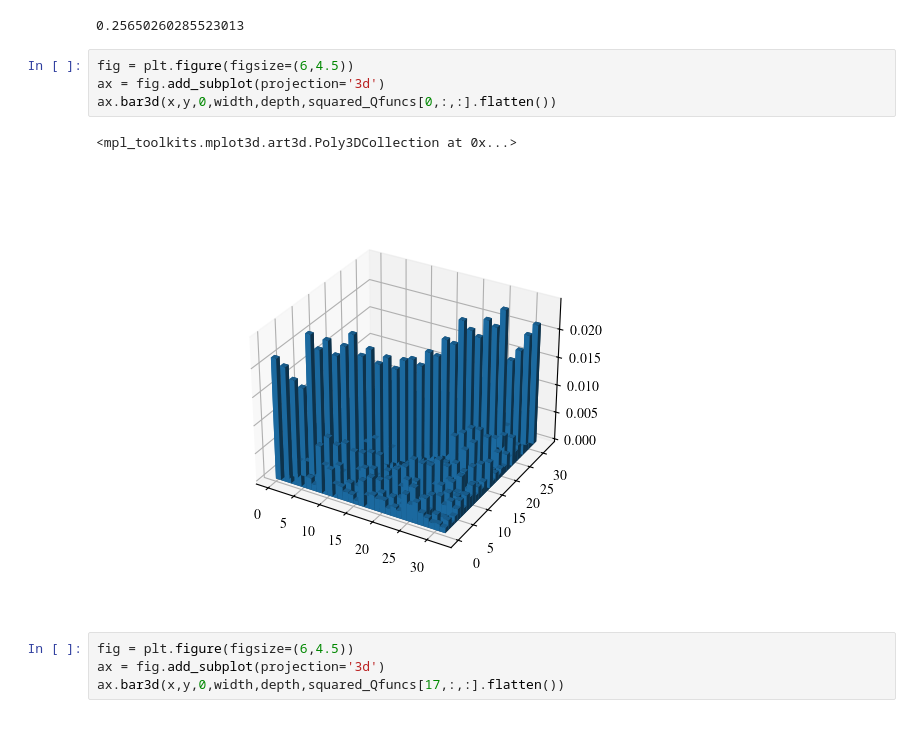
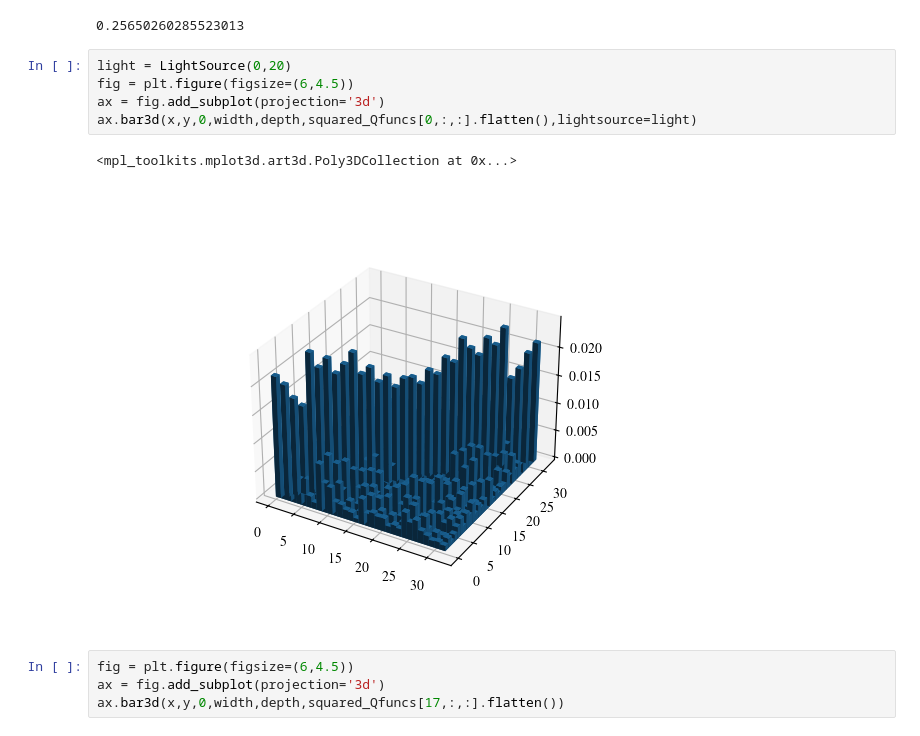
Before and after one commit to Emiliano6754/Correlation-Quantum-Walks, a Jupyter notebook: qfuncplots.ipynb, the cells around one changed output. Cells and saved outputs as stored; diff of their text form.

Commit message:
Improved graphics quality

```diff
--- a/qfuncplots.ipynb
+++ b/qfuncplots.ipynb
@@ -30,12 +31,13 @@ print(np.trace(squared_Qfuncs[0])/np.sum(squared_Qfuncs[0]))
 # %% [output]
 0.25650260285523013
 # %%
+light = LightSource(0,20)
 fig = plt.figure(figsize=(6,4.5))
 ax = fig.add_subplot(projection='3d')
-ax.bar3d(x,y,0,width,depth,squared_Qfuncs[0,:,:].flatten())
+ax.bar3d(x,y,0,width,depth,squared_Qfuncs[0,:,:].flatten(),lightsource=light)
 # %% [output]
 <mpl_toolkits.mplot3d.art3d.Poly3DCollection at 0x...>
-[figure, old version]
+[figure, new version]
 # %%
 fig = plt.figure(figsize=(6,4.5))
 ax = fig.add_subplot(projection='3d')
```
Also changed, not shown: parts of 1 cell of this notebook, 7 other files.
